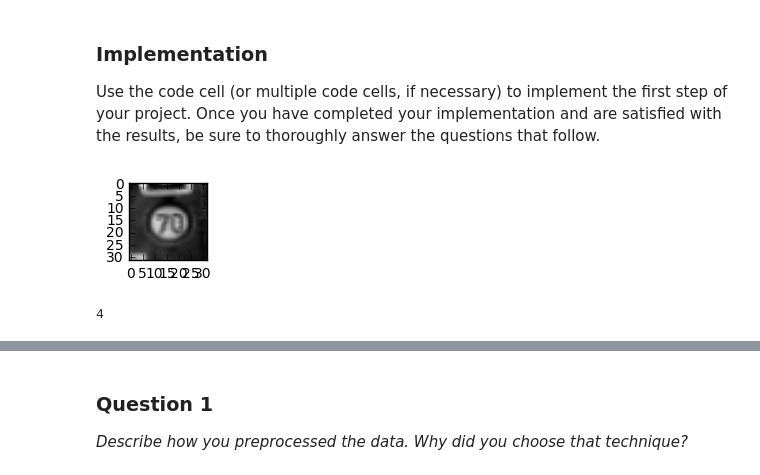
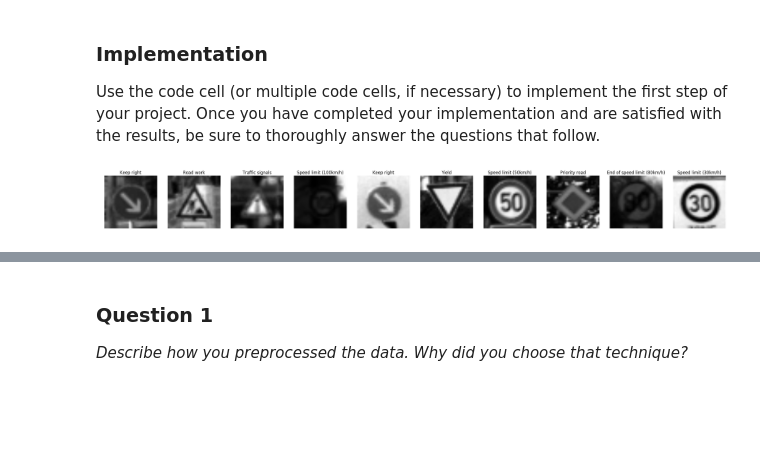
Before and after one commit to earlbread/CarND-Traffic-Sign-Classifier-Project, a Jupyter notebook: Traffic_Sign_Classifier.ipynb, the cells around one changed output, grey strips where cells are left out. Drawn from its saved outputs; the diff is of its cells as text; code cells hidden in the pictures; blank space fills up the shorter version.

```diff
--- a/Traffic_Sign_Classifier.ipynb
+++ b/Traffic_Sign_Classifier.ipynb
@@ -138,13 +155,8 @@ X_train, y_train = shuffle(X_train, y_train)
 import cv2
 X_train = [cv2.cvtColor(img, cv2.COLOR_BGR2GRAY) for img in X_train]
 X_test = [cv2.cvtColor(img, cv2.COLOR_BGR2GRAY) for img in X_test]
-# %%
-index = random.randint(0, n_train)
-image = X_train[index].squeeze()
-plt.figure(figsize=(1,1))
-plt.imshow(X_train[index], cmap='gray')
-plt.show()
-print(y_train[index])
-# %% [output]
-[figure, removed]
-4
+# %%
+# Show chosen grayscale images
+show_images()
+# %% [output]
+[figure, added]
```
Also changed, not shown: parts of 10 cells of this notebook.
